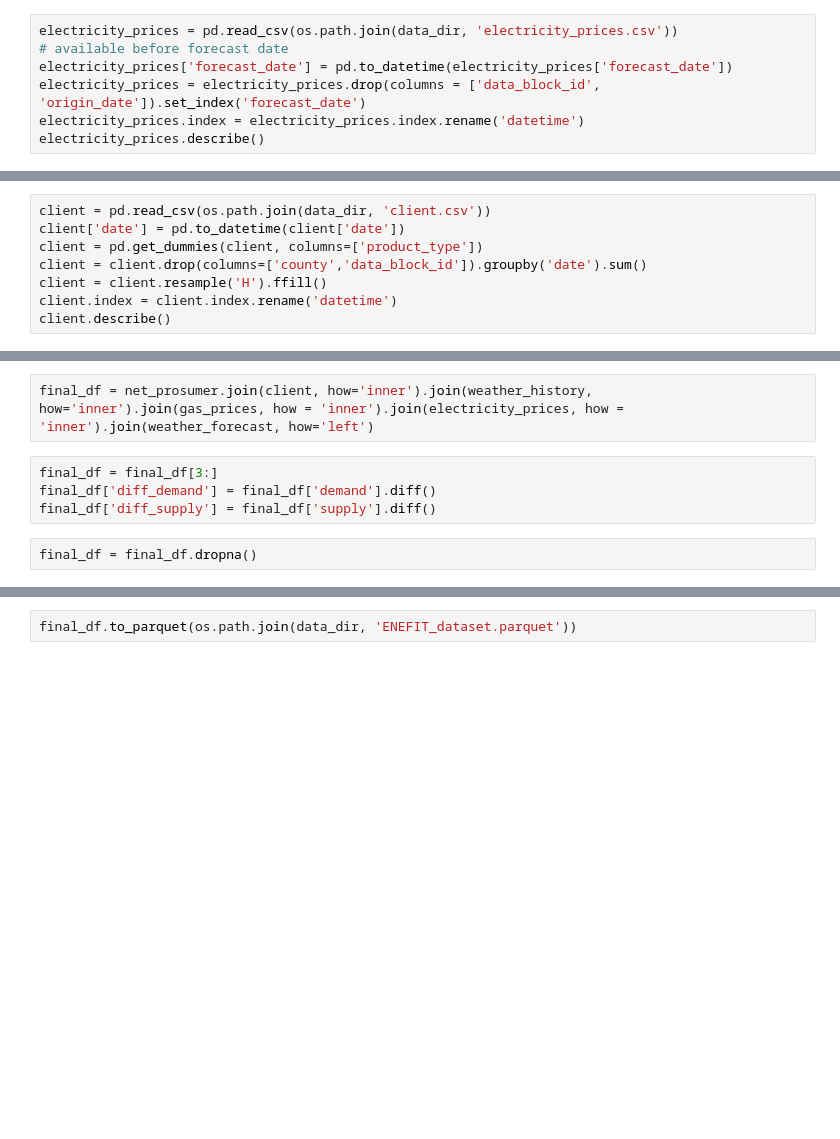
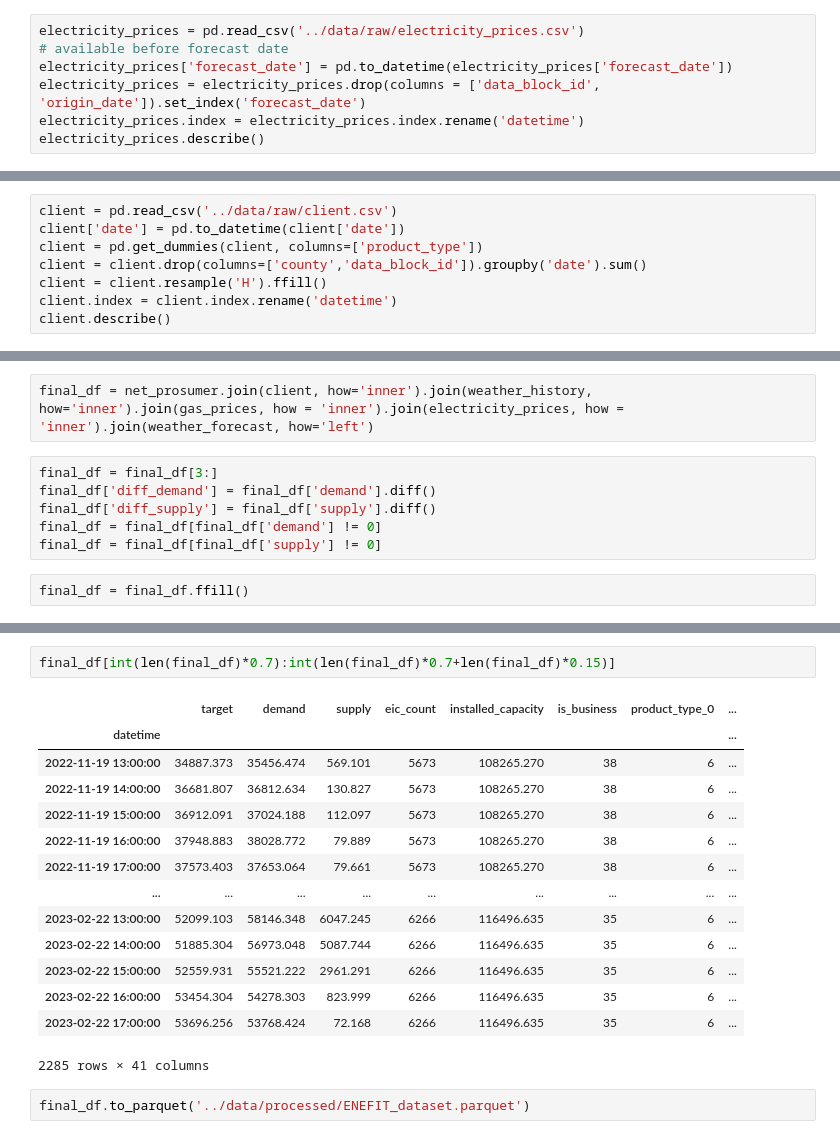
Before and after one commit to justtns/BC2407-Energy-Forecasting, a Jupyter notebook: notebooks/data_preprocessing.ipynb, the cells around one changed output, grey strips where cells are left out. Saved outputs shown, nothing was run; the diff lists cells and outputs as text; blank space fills up the shorter version.

```diff
--- a/notebooks/data_preprocessing.ipynb
+++ b/notebooks/data_preprocessing.ipynb
@@ -80,7 +78,7 @@ gas_prices.describe()
 | 75% | 109.000000 | 130.740000 |
 | max | 250.000000 | 305.000000 |
 # %%
-electricity_prices = pd.read_csv(os.path.join(data_dir, 'electricity_prices.csv'))
+electricity_prices = pd.read_csv('../data/raw/electricity_prices.csv')
 # available before forecast date
 electricity_prices['forecast_date'] = pd.to_datetime(electricity_prices['forecast_date'])
 electricity_prices = electricity_prices.drop(columns = ['data_block_id', 'origin_date']).set_index('forecast_date')
@@ -97,7 +95,7 @@ electricity_prices.describe()
 | 75% | 199.797500 |
 | max | 4000.000000 |
 # %%
-client = pd.read_csv(os.path.join(data_dir, 'client.csv'))
+client = pd.read_csv('../data/raw/client.csv')
 client['date'] = pd.to_datetime(client['date'])
 client = pd.get_dummies(client, columns=['product_type'])
 client = client.drop(columns=['county','data_block_id']).groupby('date').sum()
@@ -120,8 +118,10 @@ final_df = net_prosumer.join(client, how='inner').join(weather_history, how='inn
 final_df = final_df[3:]
 final_df['diff_demand'] = final_df['demand'].diff()
 final_df['diff_supply'] = final_df['supply'].diff()
+final_df = final_df[final_df['demand'] != 0]
+final_df = final_df[final_df['supply'] != 0]
 # %%
-final_df = final_df.dropna()
+final_df = final_df.ffill()
 # %%
 final_df.info()
 # %% [output]
@@ -143,4 +143,21 @@ Data columns (total 41 columns):
 dtypes: float64(35), int64(6)
 memory usage: 4.9 MB
+# %%
+final_df[int(len(final_df)*0.7):int(len(final_df)*0.7+len(final_df)*0.15)]
+# %% [output]
+|  | target | demand | supply | eic_count | installed_capacity | is_business | product_type_0 | ... |
+| datetime |  |  |  |  |  |  |  | ... |
+| 2022-11-19 13:00:00 | 34887.373 | 35456.474 | 569.101 | 5673 | 108265.270 | 38 | 6 | ... |
+| 2022-11-19 14:00:00 | 36681.807 | 36812.634 | 130.827 | 5673 | 108265.270 | 38 | 6 | ... |
+| 2022-11-19 15:00:00 | 36912.091 | 37024.188 | 112.097 | 5673 | 108265.270 | 38 | 6 | ... |
+| 2022-11-19 16:00:00 | 37948.883 | 38028.772 | 79.889 | 5673 | 108265.270 | 38 | 6 | ... |
+| 2022-11-19 17:00:00 | 37573.403 | 37653.064 | 79.661 | 5673 | 108265.270 | 38 | 6 | ... |
+| ... | ... | ... | ... | ... | ... | ... | ... | ... |
+| 2023-02-22 13:00:00 | 52099.103 | 58146.348 | 6047.245 | 6266 | 116496.635 | 35 | 6 | ... |
+| 2023-02-22 14:00:00 | 51885.304 | 56973.048 | 5087.744 | 6266 | 116496.635 | 35 | 6 | ... |
+| 2023-02-22 15:00:00 | 52559.931 | 55521.222 | 2961.291 | 6266 | 116496.635 | 35 | 6 | ... |
+| 2023-02-22 16:00:00 | 53454.304 | 54278.303 | 823.999 | 6266 | 116496.635 | 35 | 6 | ... |
+| 2023-02-22 17:00:00 | 53696.256 | 53768.424 | 72.168 | 6266 | 116496.635 | 35 | 6 | ... |
+2285 rows × 41 columns
 # %%
-final_df.to_parquet(os.path.join(data_dir, 'ENEFIT_dataset.parquet'))
+final_df.to_parquet('../data/processed/ENEFIT_dataset.parquet')
```
Also changed, not shown: parts of 6 cells of this notebook, 9 other files.
